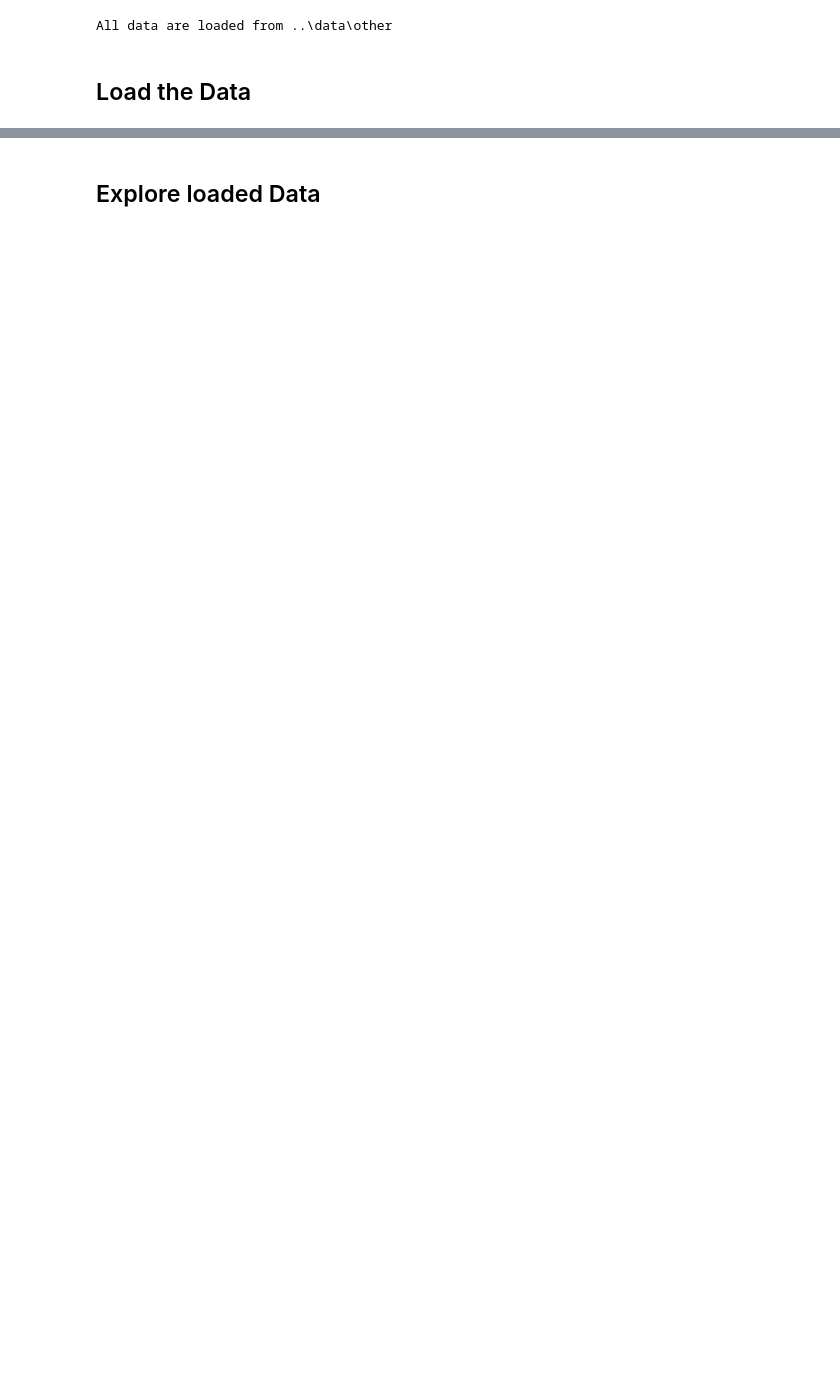
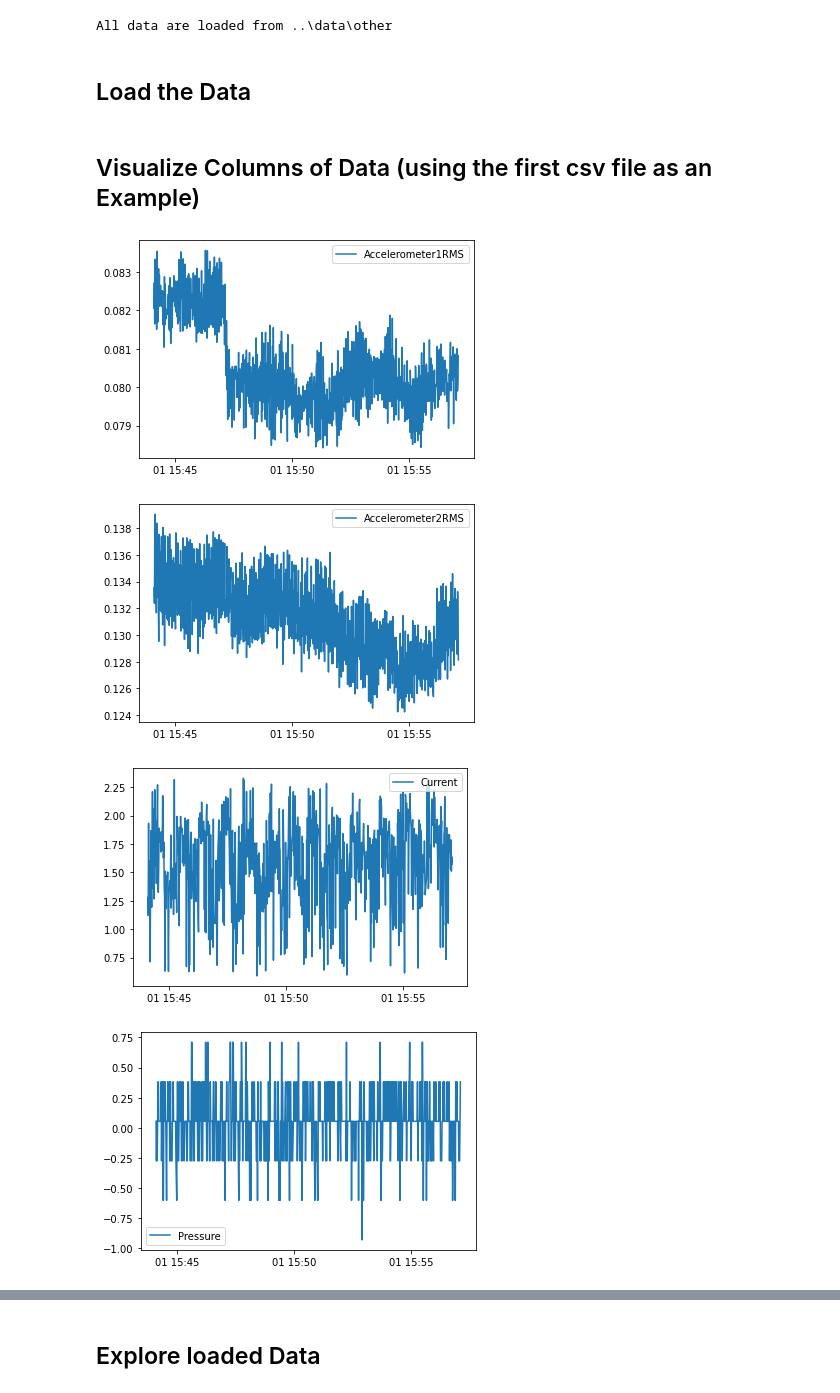
Before and after one commit to mckoh/skab_scouting, a Jupyter notebook: notebooks/loading_data_other.ipynb, the cells around one changed output, grey strips where cells are left out. Drawn from its saved outputs; the diff is of its cells as text; code cells hidden in the pictures; blank space fills up the shorter version.

Commit message:
Changed visualization
Now, I am visualizing the data only using 1.csv as an example; as data values differ strongly between csv files, visualization is otherwise not meaningful

```diff
--- a/notebooks/loading_data_other.ipynb
+++ b/notebooks/loading_data_other.ipynb
@@ -39,7 +39,7 @@ def load_data_from_dir(dir_name, *args, **kwargs):
             temp_data["origin"] = str(temp_file_path)
             data = concat([data, temp_data])
         first = False
-    return data
+    return data.sort_index()
 # %% [markdown]
 ## Load the Data
 # %%
@@ -52,3 +52,15 @@ data = load_data_from_dir(
     parse_dates=[0],
     index_col=0
 )
+# %% [markdown]
+## Visualize Columns of Data (using the first csv file as an Example)
+# %%
+for column in x_colums:
+    plt.plot(data.loc[data.origin=="..\\data\\other\\1.csv"][column], label=column)
+    plt.legend(loc=0)
+    plt.show()
+# %% [output]
+[figure, added]
+[figure, added]
+[figure, added]
+[figure, added]
```
Also changed, not shown: parts of 4 cells of this notebook.
